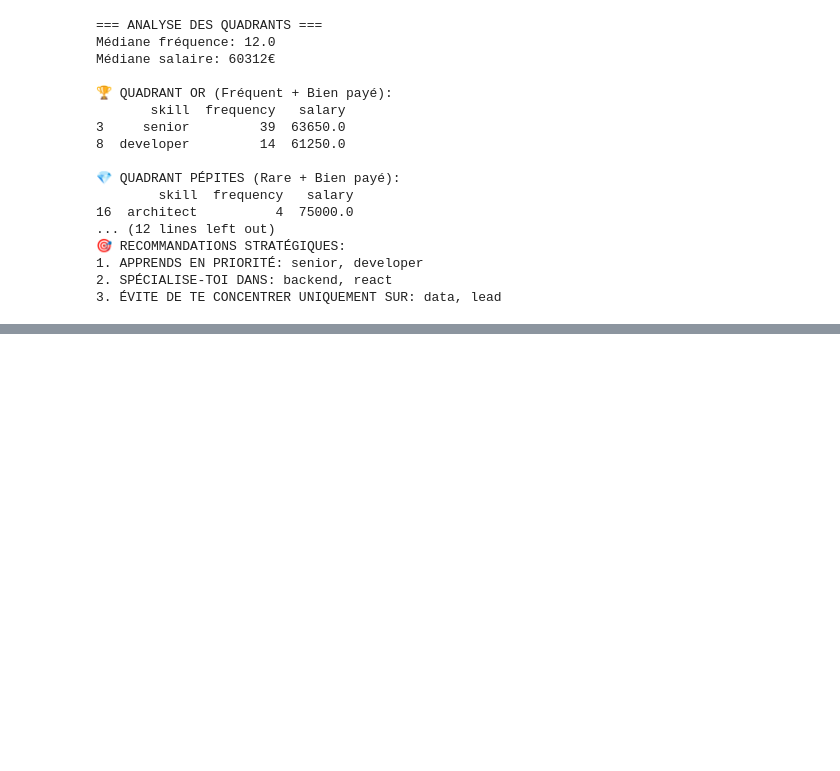
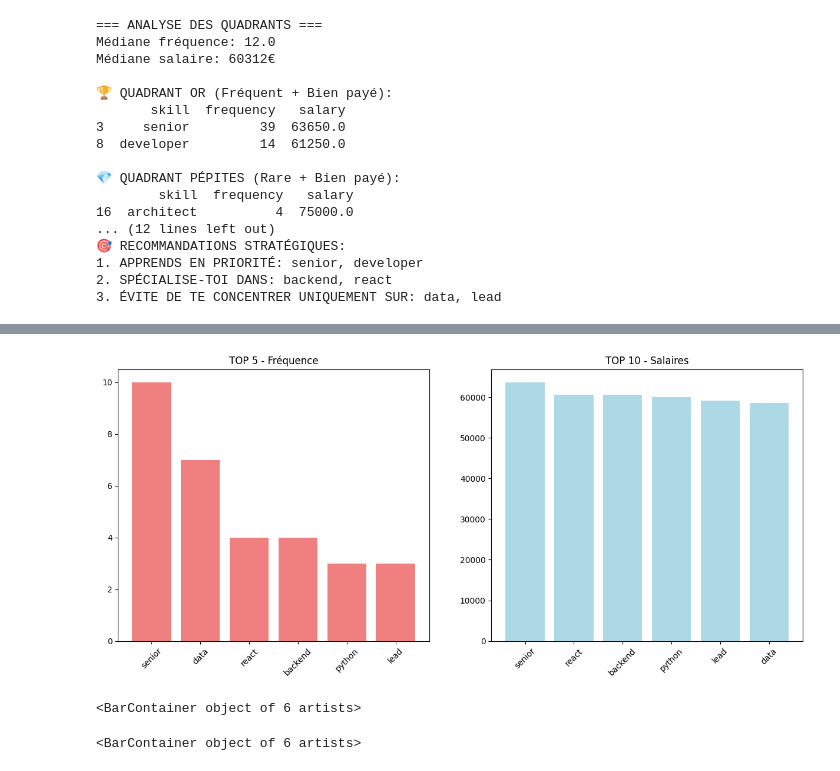
Before and after one commit to Tedsuno/market-intelligence, a Jupyter notebook: analystics/analytics.ipynb, the cells around one changed output, grey strips where cells are left out. Drawn from its saved outputs; the diff is of its cells as text; code cells hidden in the pictures; blank space fills up the shorter version.

```diff
--- a/analystics/analytics.ipynb
+++ b/analystics/analytics.ipynb
@@ -393,3 +393,19 @@ Médiane salaire: 60312€
 1. APPRENDS EN PRIORITÉ: senior, developer
 2. SPÉCIALISE-TOI DANS: backend, react
 3. ÉVITE DE TE CONCENTRER UNIQUEMENT SUR: data, lead
+# %%
+top_skills = (
+    df_clean.explode("skills_clean")
+      .groupby("skills_clean")
+      .size()
+      .sort_values(ascending=False).head(10)
+)
+# %%
+df_skills_frequency=pd.DataFrame({
+    "skill": top_skills.index,
+    "frequency": top_skills.values
+})
+# %%
+df_skills_frequency["salary"] = df_skills_frequency["skill"].map(top_skills_clean)
+# %%
+df_skills_frequency=df_skills_frequency.dropna()
@@ -395,0 +423,18 @@ Médiane salaire: 60312€
+# %%
+
+import matplotlib.pyplot as plt
+import pandas as pd
+import numpy as np
+
+fig, (ax1, ax2) = plt.subplots(1, 2, figsize=(15, 6))
+top_freq = df_skills_frequency.nlargest(10, 'frequency')
+ax1.bar(top_freq['skill'], top_freq['frequency'], color='lightcoral')
+ax1.set_title('TOP 5 - Fréquence')
+ax1.tick_params(axis='x', rotation=45)
+
+top_salary = df_skills_frequency.nlargest(10, 'salary')
+ax2.bar(top_salary['skill'], top_salary['salary'], color='lightblue')
+ax2.set_title('TOP 10 - Salaires')
+ax2.tick_params(axis='x', rotation=45)
+# %% [output]
+[figure, added]
@@ -395,0 +443,4 @@ Médiane salaire: 60312€
+# %%
+ax1.bar(df_skills_frequency["skill"],df_skills_frequency["frequency"])
+# %% [output]
+<BarContainer object of 6 artists>
@@ -395,0 +449,4 @@ Médiane salaire: 60312€
+# %%
+ax2.bar(df_skills_frequency["skill"],df_skills_frequency["salary"])
+# %% [output]
+<BarContainer object of 6 artists>
```
Also changed, not shown: parts of 21 cells of this notebook, 7 other files.
